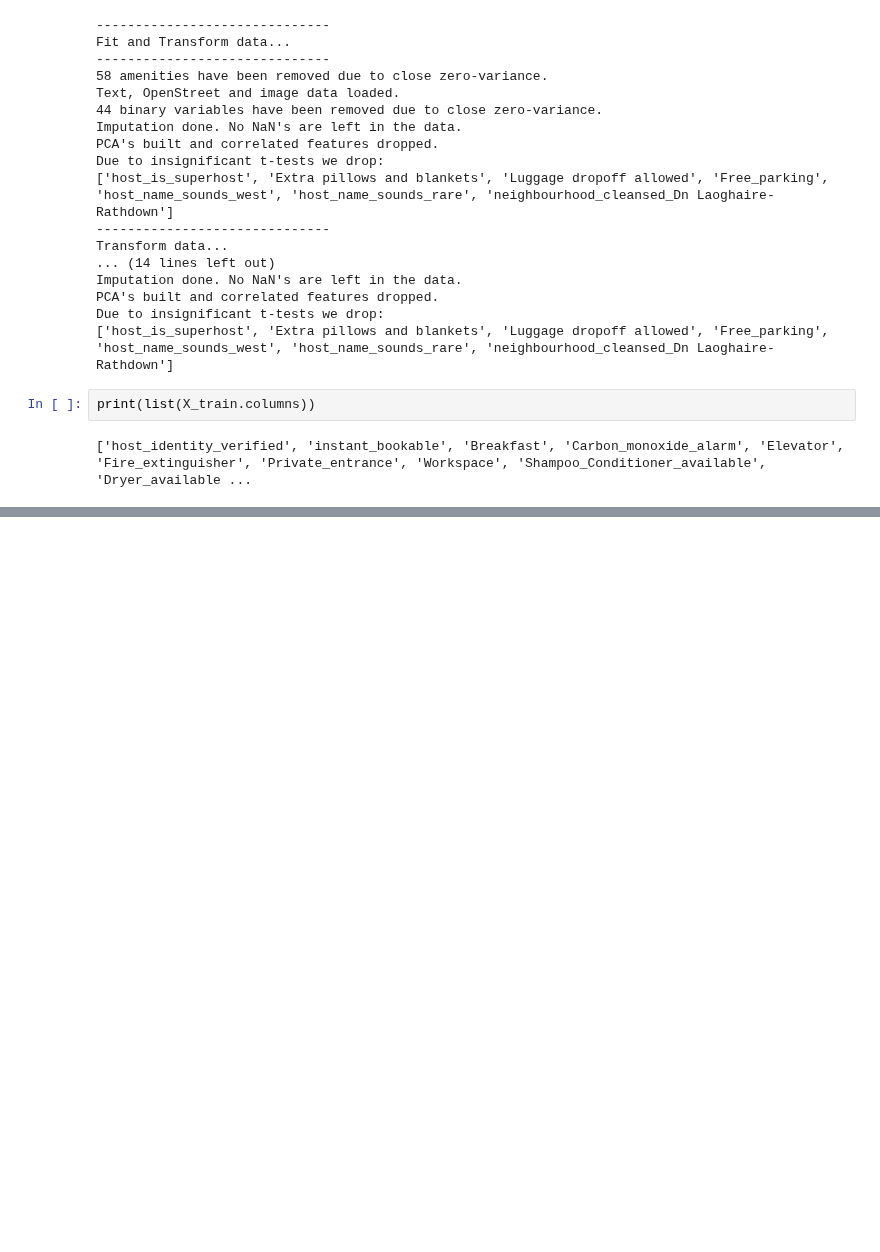
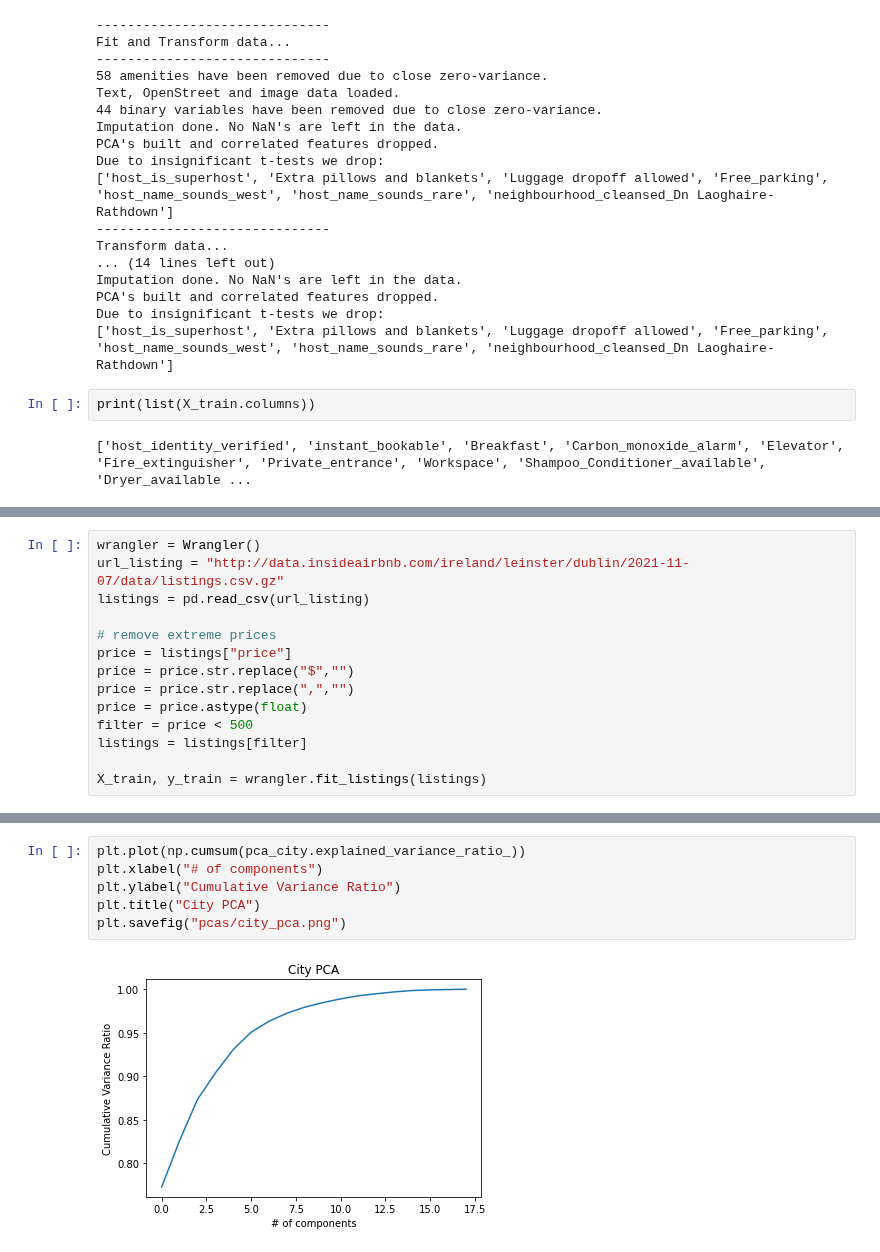
Before and after one commit to dmnk1308/DubAir, a Jupyter notebook: plots_tables_paper.ipynb, the cells around one changed output, grey strips where cells are left out. Drawn from its saved outputs; the diff is of its cells as text; blank space fills up the shorter version.

```diff
--- a/plots_tables_paper.ipynb
+++ b/plots_tables_paper.ipynb
@@ -432,0 +734,14 @@ print(list(X_train.columns))
+# %%
+wrangler = Wrangler()
+url_listing = "http://data.insideairbnb.com/ireland/leinster/dublin/2021-11-07/data/listings.csv.gz"
+listings = pd.read_csv(url_listing)
+
+# remove extreme prices
+price = listings["price"]
+price = price.str.replace("$","")
+price = price.str.replace(",","")
+price = price.astype(float)
+filter = price < 500
+listings = listings[filter]
+
+X_train, y_train = wrangler.fit_listings(listings)
@@ -432,0 +842,8 @@ print(list(X_train.columns))
+# %%
+plt.plot(np.cumsum(pca_city.explained_variance_ratio_))
+plt.xlabel("# of components")
+plt.ylabel("Cumulative Variance Ratio")
+plt.title("City PCA")
+plt.savefig("pcas/city_pca.png")
+# %% [output]
+[figure, added]
```
Also changed, not shown: parts of 36 cells of this notebook, 25 other files.
